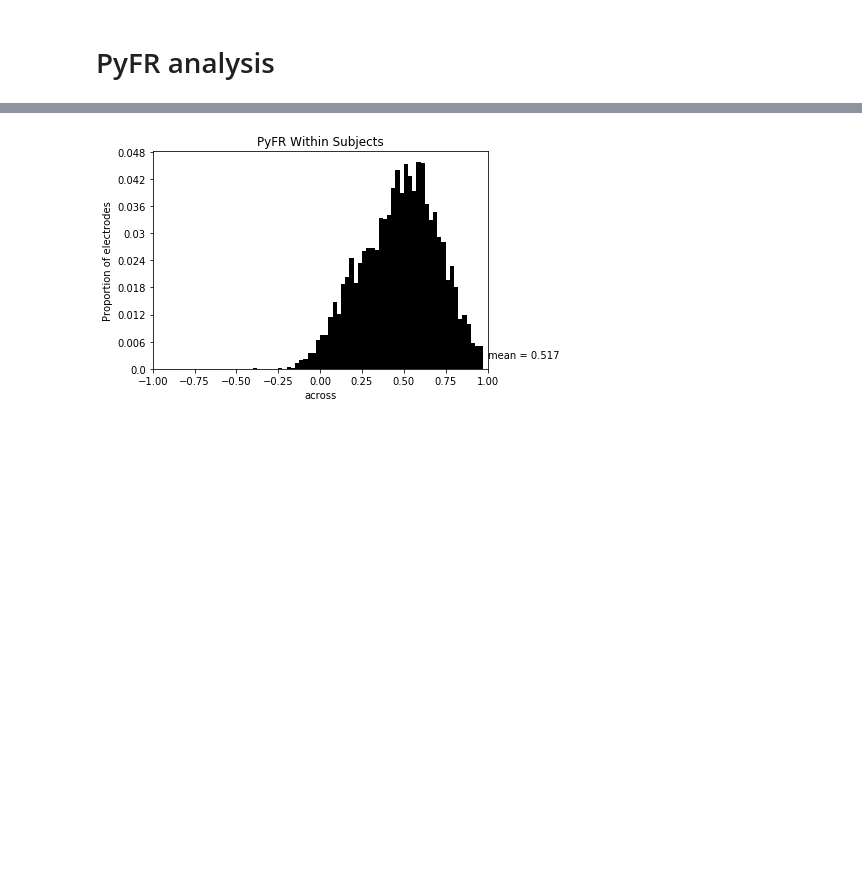
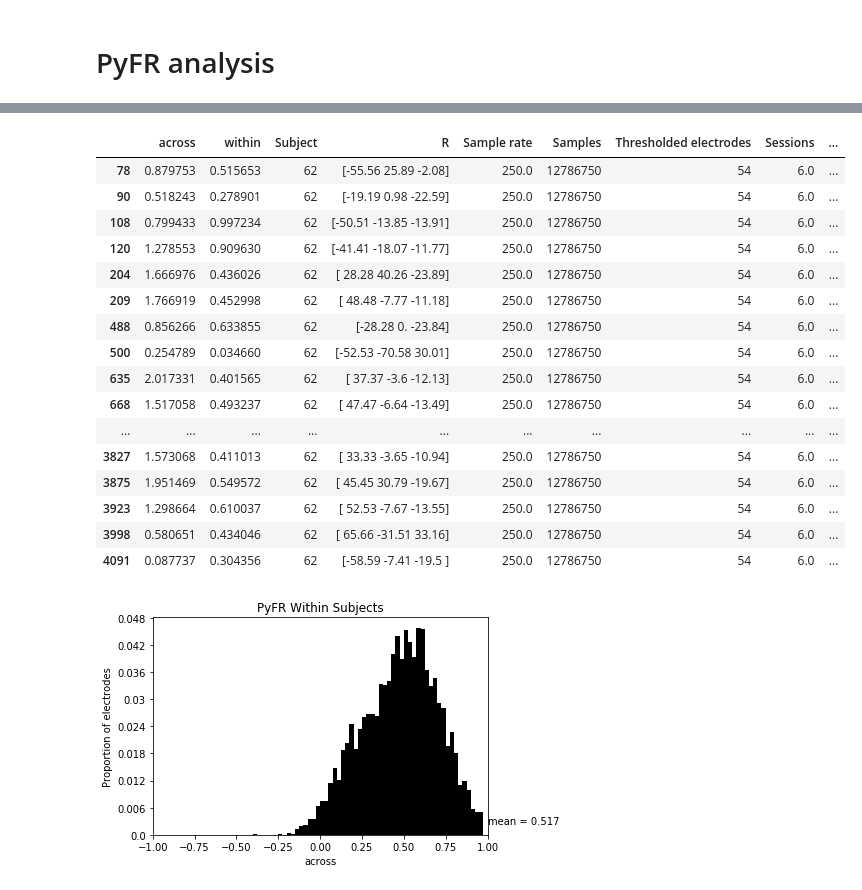
Before and after one commit to ContextLab/supereeg_paper, a Jupyter notebook: code/notebooks/supplemental_2.ipynb, the cells around one changed output, grey strips where cells are left out. Drawn from its saved outputs; the diff is of its cells as text; code cells hidden in the pictures; blank space fills up the shorter version.

```diff
--- a/code/notebooks/supplemental_2.ipynb
+++ b/code/notebooks/supplemental_2.ipynb
@@ -39,3 +47,23 @@ pyFR_df.shape
+# %%
+pyFR_df[pyFR_df['Samples'] == pyFR_df['Samples'].max()]
+# %% [output]
+|  | across | within | Subject | R | Sample rate | Samples | Thresholded electrodes | Sessions | ... |
+| 78 | 0.879753 | 0.515653 | 62 | [-55.56 25.89 -2.08] | 250.0 | 12786750 | 54 | 6.0 | ... |
+| 90 | 0.518243 | 0.278901 | 62 | [-19.19 0.98 -22.59] | 250.0 | 12786750 | 54 | 6.0 | ... |
+| 108 | 0.799433 | 0.997234 | 62 | [-50.51 -13.85 -13.91] | 250.0 | 12786750 | 54 | 6.0 | ... |
+| 120 | 1.278553 | 0.909630 | 62 | [-41.41 -18.07 -11.77] | 250.0 | 12786750 | 54 | 6.0 | ... |
+| 204 | 1.666976 | 0.436026 | 62 | [ 28.28 40.26 -23.89] | 250.0 | 12786750 | 54 | 6.0 | ... |
+| 209 | 1.766919 | 0.452998 | 62 | [ 48.48 -7.77 -11.18] | 250.0 | 12786750 | 54 | 6.0 | ... |
+| 488 | 0.856266 | 0.633855 | 62 | [-28.28 0. -23.84] | 250.0 | 12786750 | 54 | 6.0 | ... |
+| 500 | 0.254789 | 0.034660 | 62 | [-52.53 -70.58 30.01] | 250.0 | 12786750 | 54 | 6.0 | ... |
+| 635 | 2.017331 | 0.401565 | 62 | [ 37.37 -3.6 -12.13] | 250.0 | 12786750 | 54 | 6.0 | ... |
+| 668 | 1.517058 | 0.493237 | 62 | [ 47.47 -6.64 -13.49] | 250.0 | 12786750 | 54 | 6.0 | ... |
+| ... | ... | ... | ... | ... | ... | ... | ... | ... | ... |
+| 3827 | 1.573068 | 0.411013 | 62 | [ 33.33 -3.65 -10.94] | 250.0 | 12786750 | 54 | 6.0 | ... |
+| 3875 | 1.951469 | 0.549572 | 62 | [ 45.45 30.79 -19.67] | 250.0 | 12786750 | 54 | 6.0 | ... |
+| 3923 | 1.298664 | 0.610037 | 62 | [ 52.53 -7.67 -13.55] | 250.0 | 12786750 | 54 | 6.0 | ... |
+| 3998 | 0.580651 | 0.434046 | 62 | [ 65.66 -31.51 33.16] | 250.0 | 12786750 | 54 | 6.0 | ... |
+| 4091 | 0.087737 | 0.304356 | 62 | [-58.59 -7.41 -19.5 ] | 250.0 | 12786750 | 54 | 6.0 | ... |
 # %%
 plot.plot_corr_hist(pyFR_df, X='across', title='PyFR Within Subjects' )
 # %% [output]
```
Also changed, not shown: parts of 2 cells of this notebook, 2 other files.
